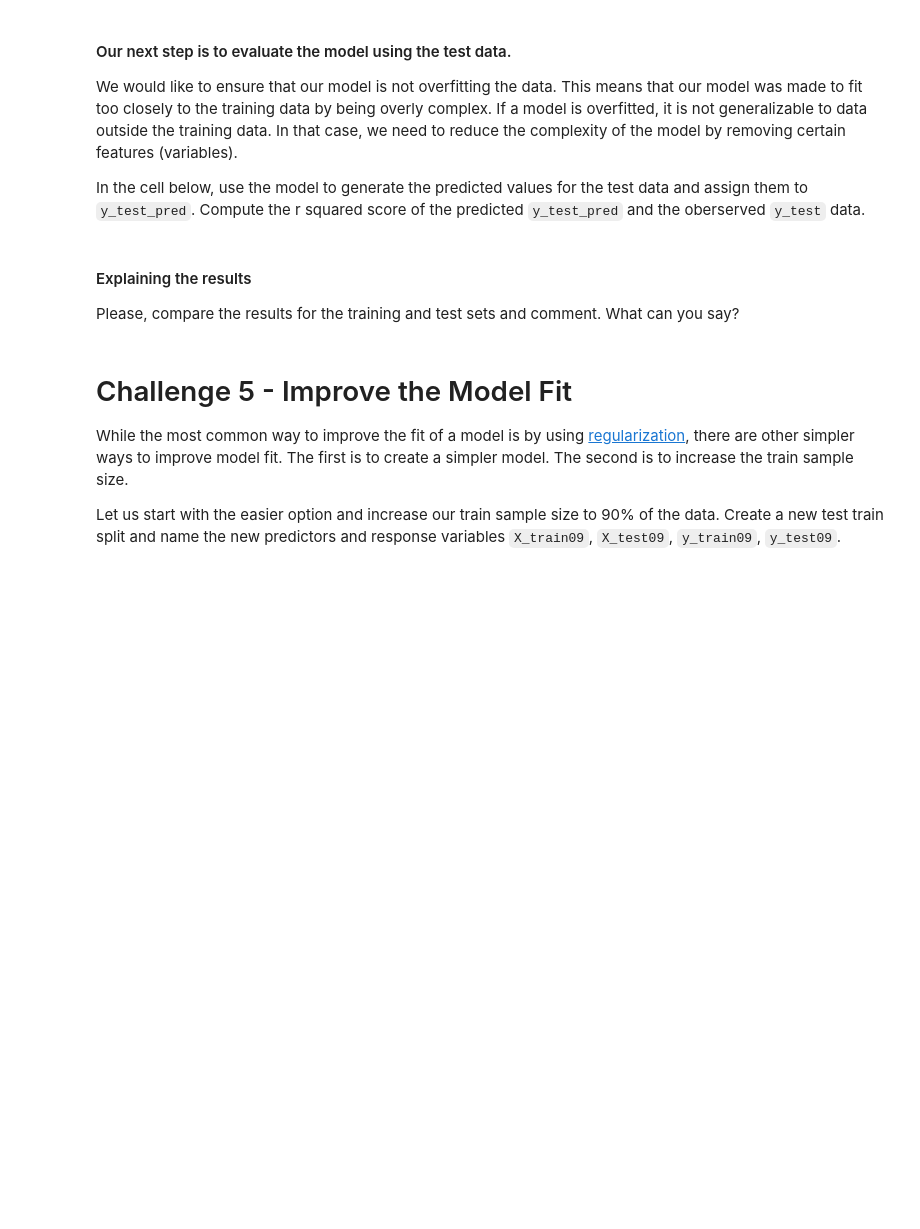
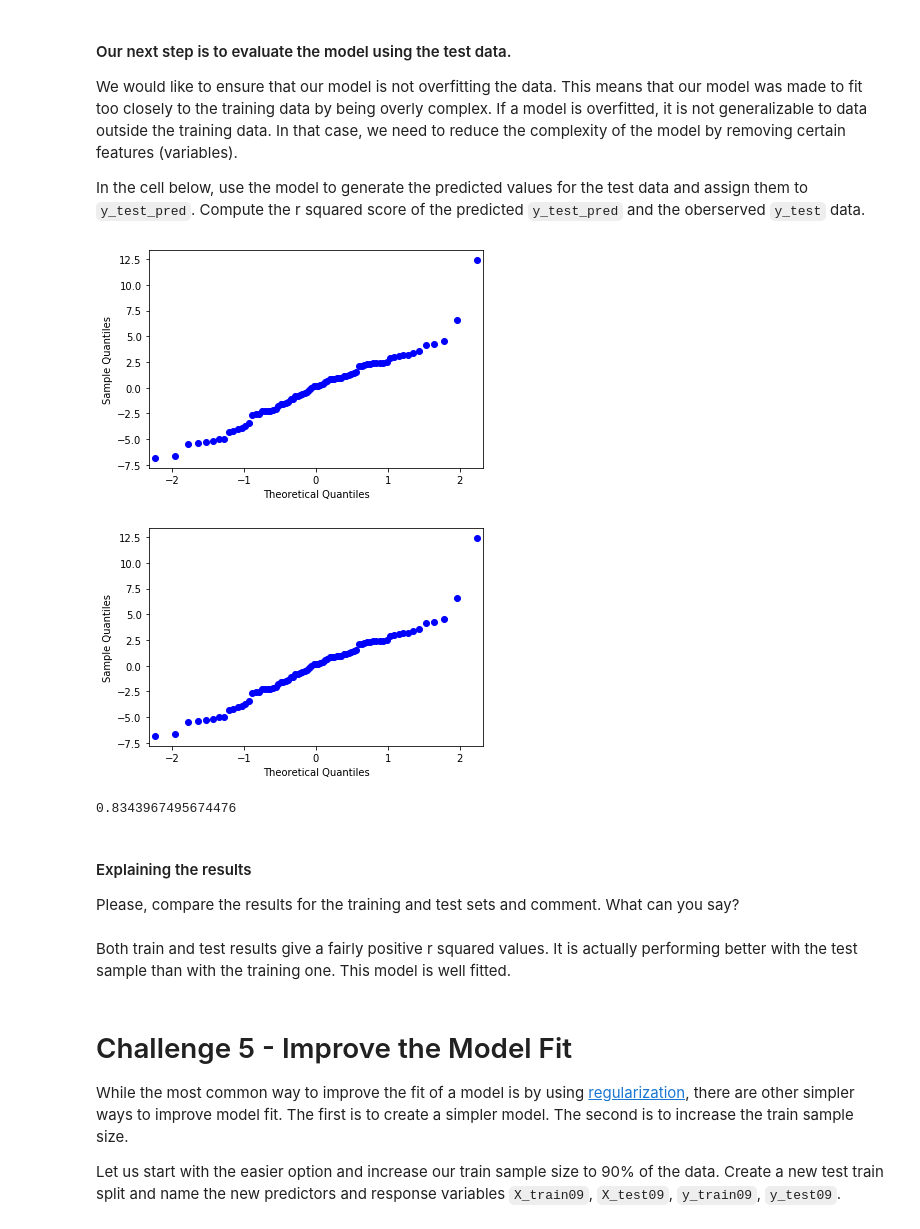
Before and after one commit to ta-data-bcn/lab-supervised-learning-sklearn, a Jupyter notebook: your-code/main.ipynb, the cells around one changed output. Drawn from its saved outputs; the diff is of its cells as text; code cells hidden in the pictures; blank space fills up the shorter version.

```diff
--- a/your-code/main.ipynb
+++ b/your-code/main.ipynb
@@ -214,3 +387,14 @@ In the cell below, use the model to generate the predicted values for the test d
+# %%
+y_test_pred = auto_model.predict(X_test)
+residuals = y_test - y_test_pred
+sm.qqplot(residuals)
+# %% [output]
+[figure, added]
+[figure, added]
+# %%
+sklearn.metrics.r2_score(y_test,y_test_pred)
+# %% [output]
+0.8343967495674476
 # %% [markdown]
 #### Explaining the results
 
@@ -220,3 +402,5 @@ Please, compare the results for the training and test sets and comment. What can
+# %% [markdown]
+Both train and test results give a fairly positive r squared values. It is actually performing better with the test sample than with the training one. This model is well fitted.
 # %% [markdown]
 # Challenge 5 - Improve the Model Fit
 
```
Also changed, not shown: parts of 77 cells of this notebook.
